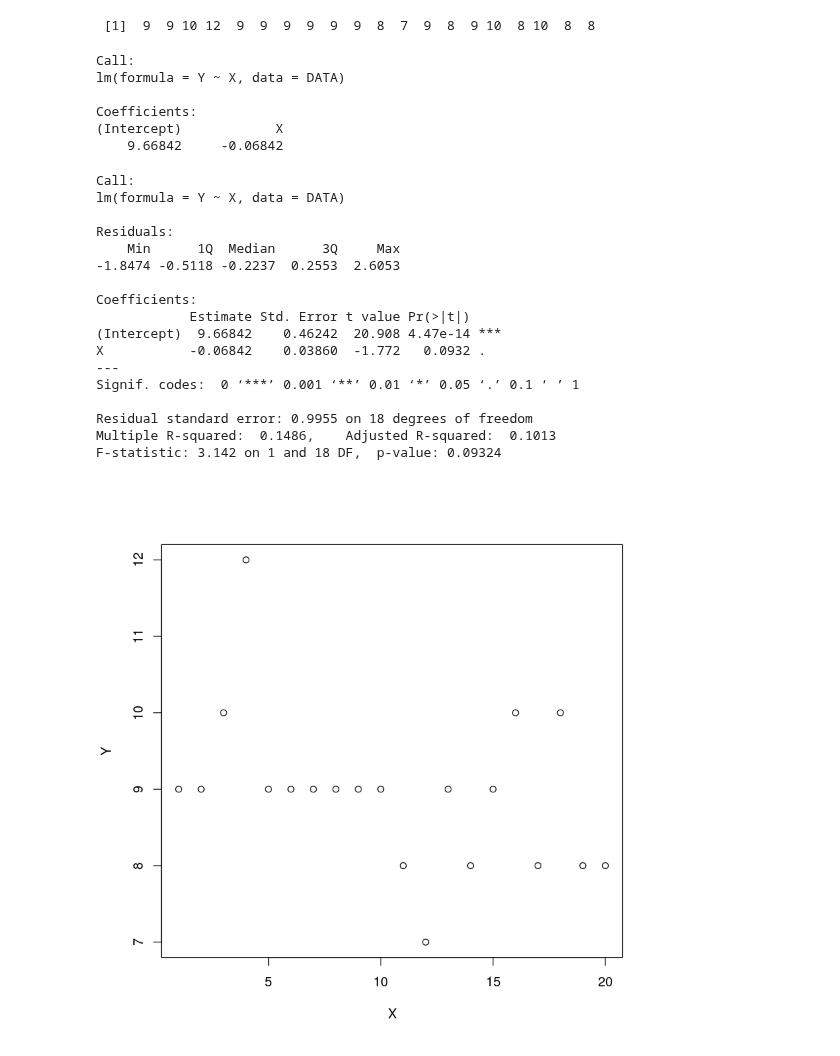
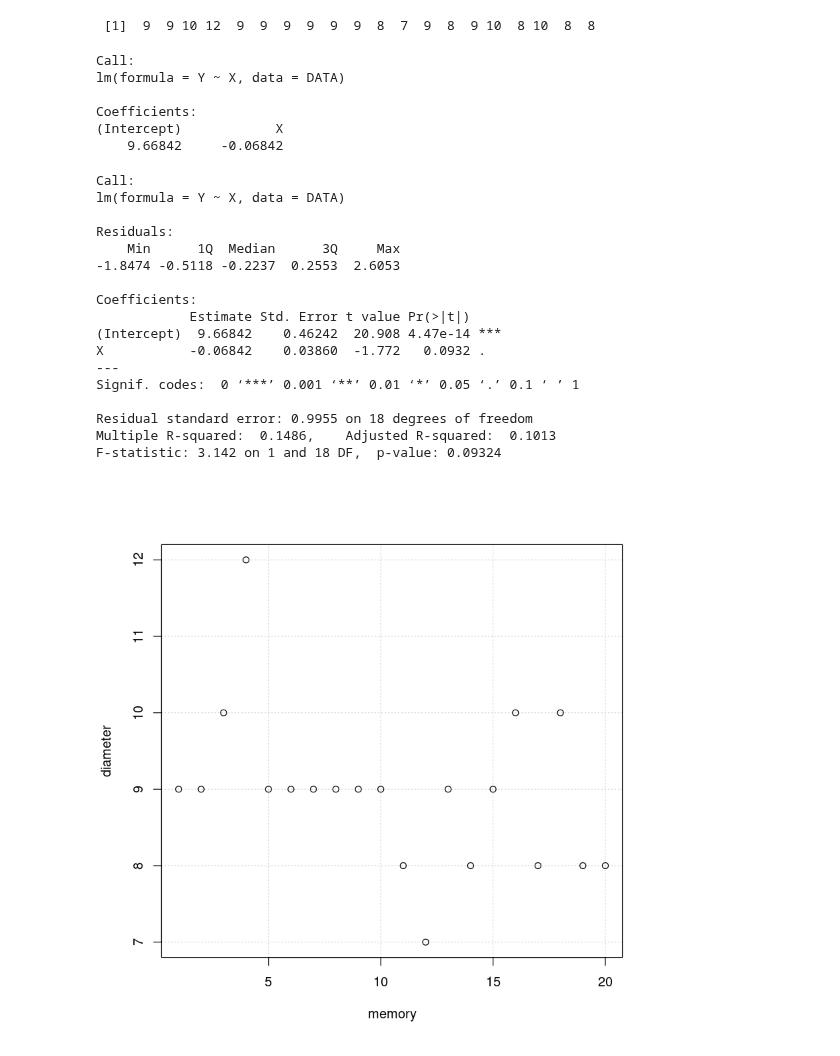
Before and after one commit to BFSteam/memory, a Jupyter notebook: jup/R/R_fit_diameter.ipynb, the cells around one changed output. Cells and saved outputs as stored; diff of their text form; code cells hidden in the pictures.

```diff
--- a/jup/R/R_fit_diameter.ipynb
+++ b/jup/R/R_fit_diameter.ipynb
@@ -50,35 +50,35 @@ Y
 # %%
 DATA = data.frame(X,Y)
 # %%
-plot(X,Y)
+plot(X,Y, xlab="memory", ylab="diameter", panel.first=grid())
 linearMod <- lm(Y ~ X,data=DATA)  # build linear regression model on full data
 print(linearMod)
 summary(linearMod)
 # %% [output]
 Call:
 lm(formula = Y ~ X, data = DATA)
 
 Coefficients:
 (Intercept)            X
     9.66842     -0.06842
 Call:
 lm(formula = Y ~ X, data = DATA)
 
 Residuals:
     Min      1Q  Median      3Q     Max
 -1.8474 -0.5118 -0.2237  0.2553  2.6053
 
 Coefficients:
             Estimate Std. Error t value Pr(>|t|)
 (Intercept)  9.66842    0.46242  20.908 4.47e-14 ***
 X           -0.06842    0.03860  -1.772   0.0932 .
 ---
 Signif. codes:  0 ‘***’ 0.001 ‘**’ 0.01 ‘*’ 0.05 ‘.’ 0.1 ‘ ’ 1
 
 Residual standard error: 0.9955 on 18 degrees of freedom
 Multiple R-squared:  0.1486,    Adjusted R-squared:  0.1013
 F-statistic: 3.142 on 1 and 18 DF,  p-value: 0.09324
-[figure, old version]
+[figure, new version]
 # %%
 #nonlinearMod <- nls(Y~   ,data=c(X,Y),A=,B=)  # build nonlinear regression model on full data
 #print(nonlinearMod)
```
Also changed, not shown: 4 other files.
